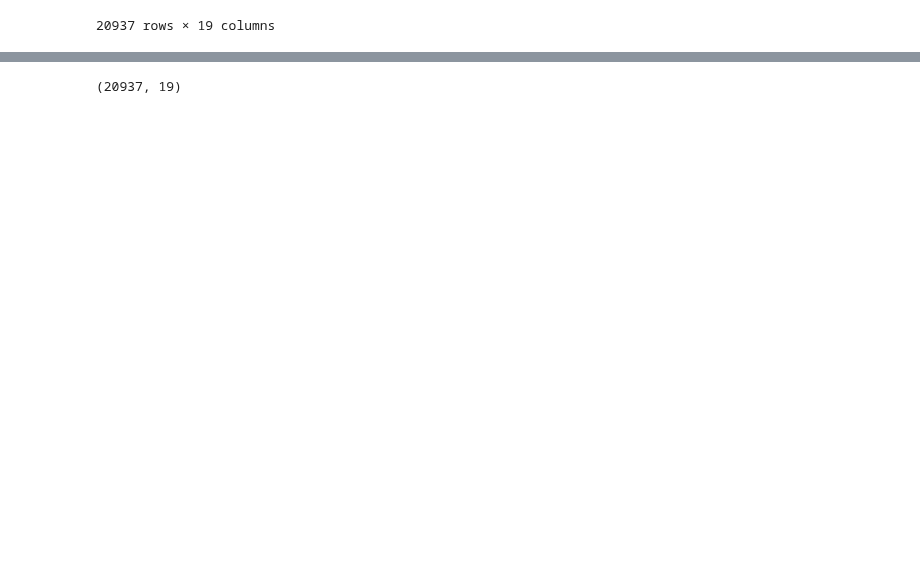
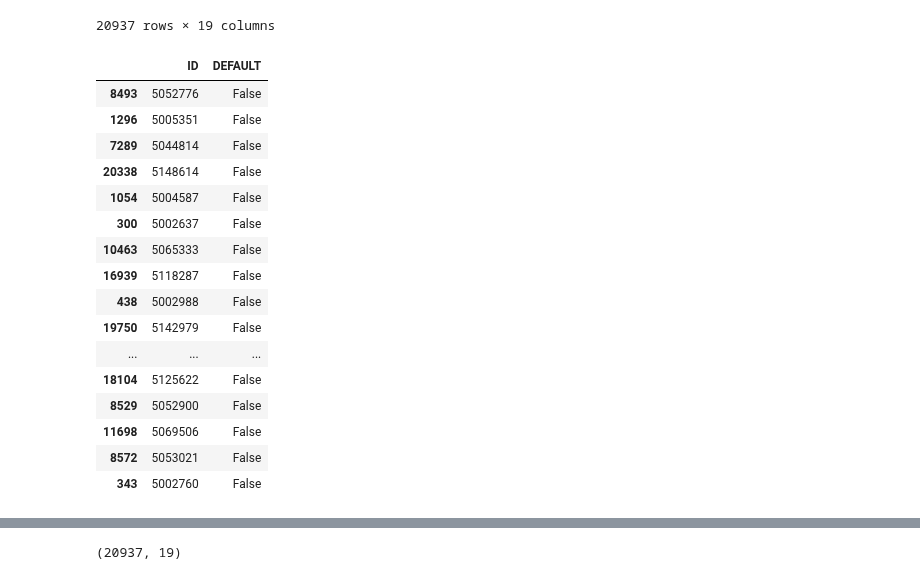
Before and after one commit to RaphaelfsOliveira/DataScience, a Jupyter notebook: EBAC Curso Ciência de Dados/Cientista de Dados/modulo_5_exercicios_2.ipynb, the cells around one changed output, grey strips where cells are left out. Drawn from its saved outputs; the diff is of its cells as text; code cells hidden in the pictures; blank space fills up the shorter version.

```diff
--- a/EBAC Curso Ciência de Dados/Cientista de Dados/modulo_5_exercicios_2.ipynb
+++ b/EBAC Curso Ciência de Dados/Cientista de Dados/modulo_5_exercicios_2.ipynb
@@ -141,3 +141,23 @@ df_merge
 | 20935 | 5150482 | F | Y | Y | 1.0 | 157500.0 | Working | ... |
 | 20936 | 5150487 | M | Y | N | 0.0 | 202500.0 | Working | ... |
 20937 rows × 19 columns
+# %%
+df_clean_default.sample(20, random_state=1)
+# %% [output]
+|  | ID | DEFAULT |
+| 8493 | 5052776 | False |
+| 1296 | 5005351 | False |
+| 7289 | 5044814 | False |
+| 20338 | 5148614 | False |
+| 1054 | 5004587 | False |
+| 300 | 5002637 | False |
+| 10463 | 5065333 | False |
+| 16939 | 5118287 | False |
+| 438 | 5002988 | False |
+| 19750 | 5142979 | False |
+| ... | ... | ... |
+| 18104 | 5125622 | False |
+| 8529 | 5052900 | False |
+| 11698 | 5069506 | False |
+| 8572 | 5053021 | False |
+| 343 | 5002760 | False |
```
Also changed, not shown: parts of 5 cells of this notebook.
